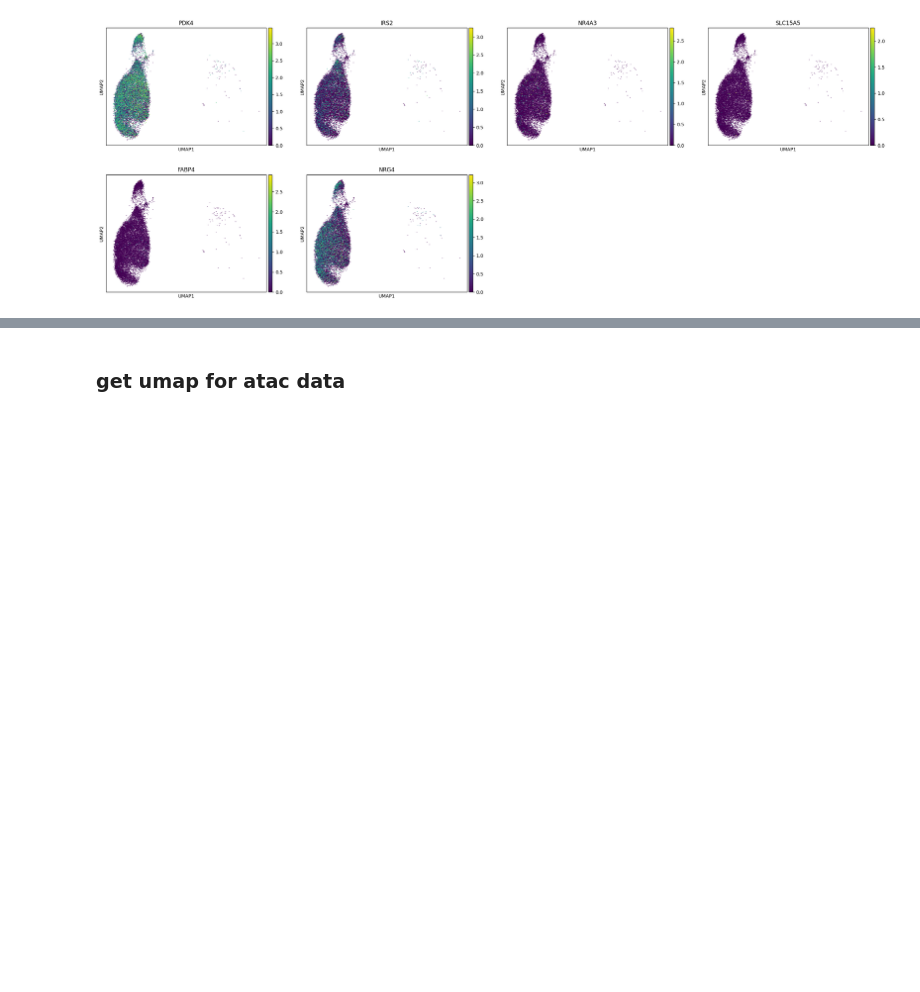
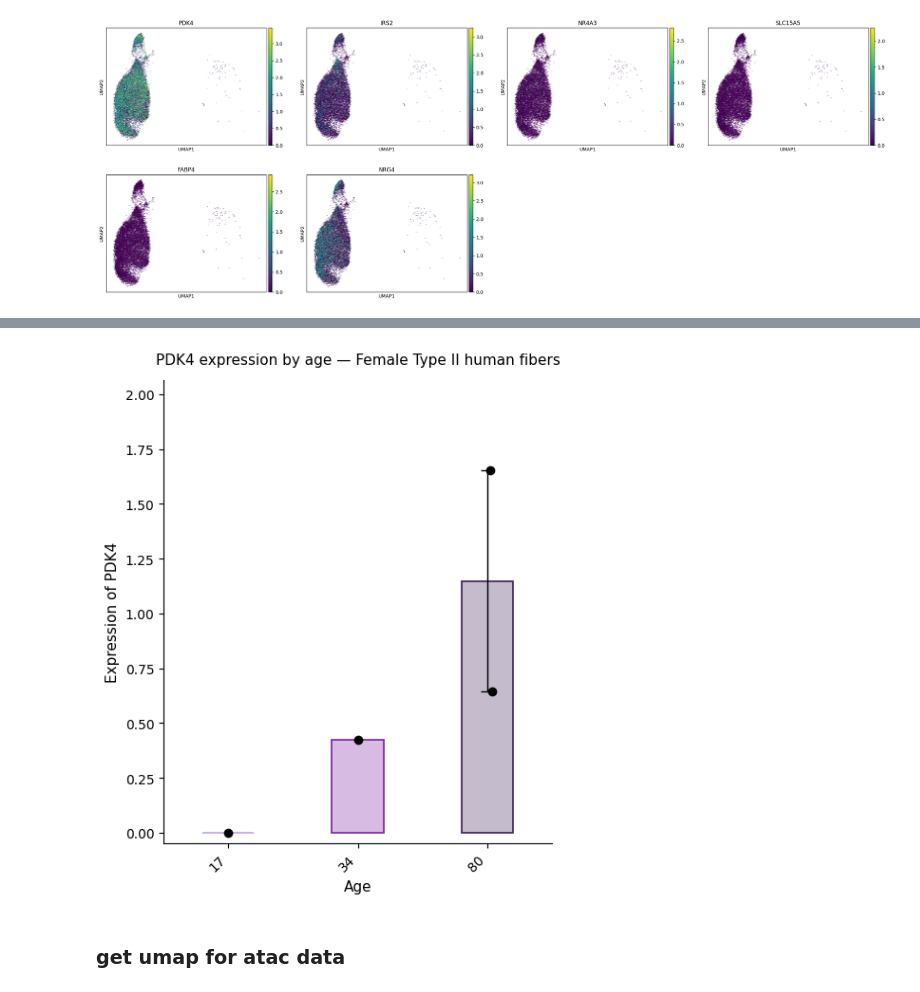
Before and after one commit to sachha-naksha/SKM_multimodal_analysis, a Jupyter notebook: py_scripts/data_preproc.ipynb, the cells around one changed output, grey strips where cells are left out. Saved outputs shown, nothing was run; the diff lists cells and outputs as text; code cells hidden in the pictures; blank space fills up the shorter version.

Commit message:
bar plot version of PDK4

```diff
--- a/py_scripts/data_preproc.ipynb
+++ b/py_scripts/data_preproc.ipynb
@@ -103,3 +103,5 @@ rna_adata.write_h5ad(f"{export_dir}/rna_female_type2_YM2_1_removed.h5ad")
 sc.pl.umap(rna_adata, color=['PDK4', 'IRS2', 'NR4A3', 'SLC15A5', 'FABP4', 'NRG4'])
 # %% [output]
 [figure]
+# %%
+rna_adata.obs['age_categorical'] = rna_adata.obs['age'].astype('category')
@@ -105,0 +155,68 @@ sc.pl.umap(rna_adata, color=['PDK4', 'IRS2', 'NR4A3', 'SLC15A5', 'FABP4', 'NRG4'
+# %%
+import seaborn as sns
+import matplotlib.pyplot as plt
+import matplotlib.colors as mcolors
+import numpy as np
+from IPython.display import display
+
+gene = 'PDK4'
+present_ages = sorted(df_pb['age'].unique(), key=lambda a: float(a))
+
+palette = {
+    '17': '#C4A0E7',
+    '34': '#7B1FA2',
+    '79': '#3D1F5C',
+    '80': '#3D1F5C',
+}
+palette = {a: palette.get(a, '#999999') for a in present_ages}
+
+fig, ax = plt.subplots(figsize=(5, 6))   # match violin-box aspect
+
+# group means + SEM
+bar_means = df_pb.groupby('age')[gene].mean().reindex(present_ages)
+bar_sems  = df_pb.groupby('age')[gene].sem().reindex(present_ages)
+
+x_pos = np.arange(len(present_ages))
+
+# Translucent face + full-alpha edge — same idiom as plot_violin_box_combo
+face_colors = [mcolors.to_rgba(palette[a], alpha=0.3) for a in present_ages]
+edge_colors = [palette[a] for a in present_ages]
+
+ax.bar(
+    x_pos, bar_means.values,
+    yerr=bar_sems.values,
+    color=face_colors,
+    edgecolor=edge_colors,
+    linewidth=1.2,
+    width=0.4,
+    capsize=5,
+    error_kw=dict(elinewidth=1.0, ecolor='black'),
+)
+
+# Black sample dots
+sns.stripplot(
+    data=df_pb, x='age', y=gene, order=present_ages,
+    color='black', size=7, jitter=0.06,
+    ax=ax,
+)
+
+# Axes
+ax.set_xticks(x_pos)
+ax.set_xticklabels(present_ages, rotation=45, ha='right')
+ax.set_ylabel(f'Expression of {gene}', fontsize=11)
+ax.set_xlabel('Age', fontsize=11)
+ax.set_title(f'{gene} expression by age — Female Type II human fibers',
+             fontsize=11, pad=12)
+ax.set_ylim(-0.05, max(df_pb[gene].max() * 1.25, 0.5))
+ax.spines['top'].set_visible(False)
+ax.spines['right'].set_visible(False)
+ax.spines['left'].set_linewidth(0.8)
+ax.spines['bottom'].set_linewidth(0.8)
+ax.tick_params(axis='y', width=0.8)
+ax.tick_params(axis='x', width=0.8)
+plt.setp(ax.get_yticklabels(), weight='normal')
+
+fig.tight_layout()
+plt.close(fig)        # <-- kills the second render
+display(fig)
+# %% [output]
@@ -106,3 +226,4 @@ sc.pl.umap(rna_adata, color=['PDK4', 'IRS2', 'NR4A3', 'SLC15A5', 'FABP4', 'NRG4'
+[figure, added]
 # %% [markdown]
 ### get umap for atac data
 # %%
```
Also changed, not shown: parts of 3 cells of this notebook.
